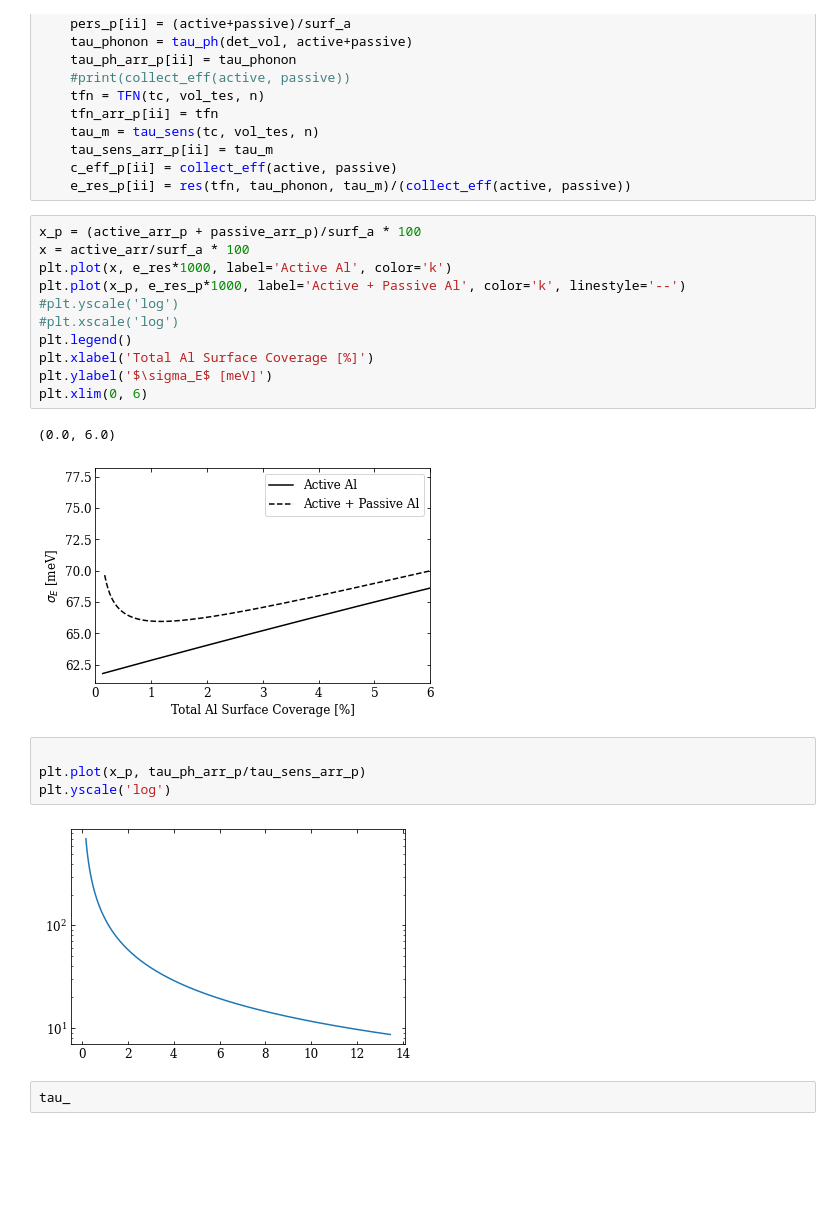
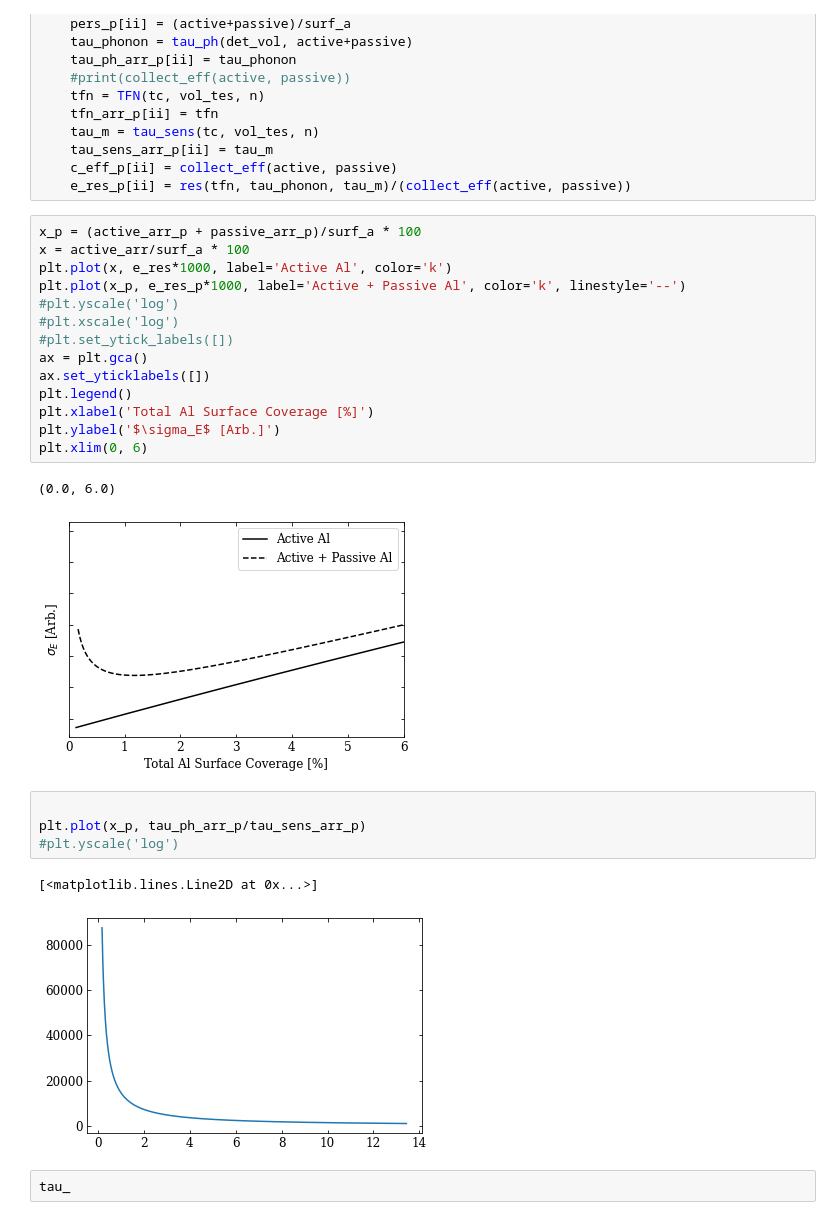
Before and after one commit to cwfink/cm_det_opt, a Jupyter notebook: toy_models.ipynb, the cells around one changed output. Drawn from its saved outputs; the diff is of its cells as text; blank space fills up the shorter version.

```diff
--- a/toy_models.ipynb
+++ b/toy_models.ipynb
@@ -347,23 +347,27 @@ for ii, n in enumerate(ntes):
 # %%
 x_p = (active_arr_p + passive_arr_p)/surf_a * 100
 x = active_arr/surf_a * 100
 plt.plot(x, e_res*1000, label='Active Al', color='k')
 plt.plot(x_p, e_res_p*1000, label='Active + Passive Al', color='k', linestyle='--')
 #plt.yscale('log')
 #plt.xscale('log')
+#plt.set_ytick_labels([])
+ax = plt.gca()
+ax.set_yticklabels([])
 plt.legend()
 plt.xlabel('Total Al Surface Coverage [%]')
-plt.ylabel('$\sigma_E$ [meV]')
+plt.ylabel('$\sigma_E$ [Arb.]')
 plt.xlim(0, 6)
 # %% [output]
 (0.0, 6.0)
-[figure, old version]
+[figure, new version]
 # %%
 
 plt.plot(x_p, tau_ph_arr_p/tau_sens_arr_p)
-plt.yscale('log')
+#plt.yscale('log')
 # %% [output]
+[<matplotlib.lines.Line2D at 0x...>]
-[figure, old version]
+[figure, new version]
 # %%
 tau_
 # %%
```
Also changed, not shown: 5 other files.
